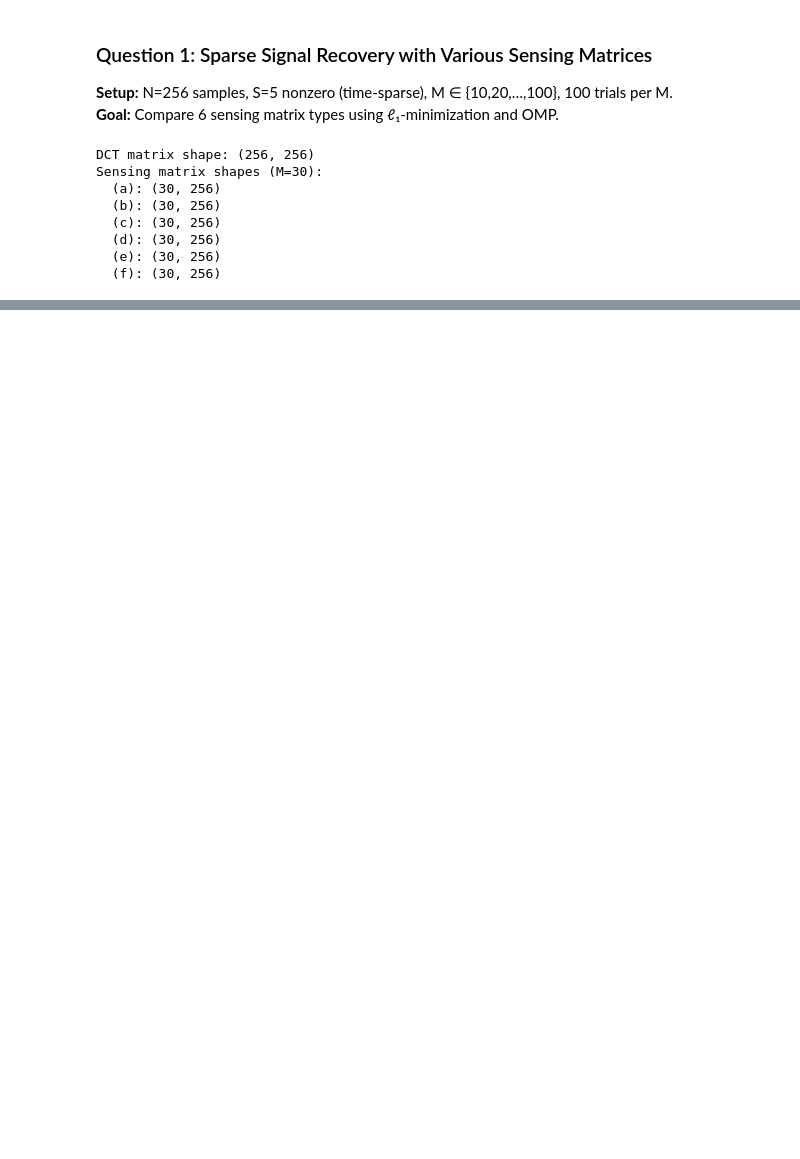
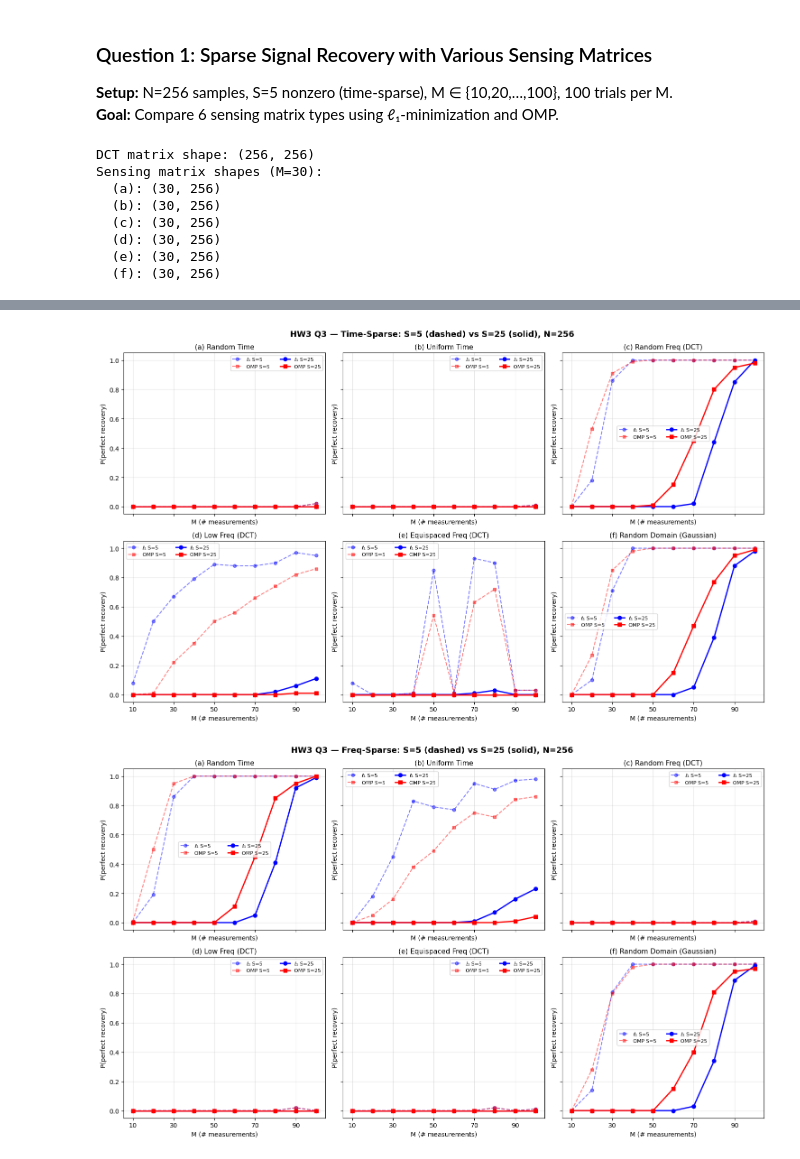
Before and after one commit to mattzuha/Compressed-Learning, a Jupyter notebook: HW3_Minh.ipynb, the cells around one changed output, grey strips where cells are left out. Cells and saved outputs as stored; diff of their text form; code cells hidden in the pictures; blank space fills up the shorter version.

```diff
--- a/HW3_Minh.ipynb
+++ b/HW3_Minh.ipynb
@@ -218,0 +426,52 @@ For the two best matrices **(c) and (f)**: **M ≈ 40** measurements (~8S) gives
+# %%
+fig, axes = plt.subplots(2, 3, figsize=(15, 9), sharex=True, sharey=True)
+axes = axes.flatten()
+
+for i, (mt, label) in enumerate(matrix_info.items()):
+    ax = axes[i]
+    # S=5 (dashed, lighter)
+    ax.plot(Ms, results[mt]['l1'],         'b--o', lw=1.5, ms=5, alpha=0.5, label='ℓ₁ S=5')
+    ax.plot(Ms, results[mt]['omp'],        'r--s', lw=1.5, ms=5, alpha=0.5, label='OMP S=5')
+    # S=25 (solid, full colour)
+    ax.plot(Ms, results_q3_time[mt]['l1'], 'b-o',  lw=2,   ms=6,            label='ℓ₁ S=25')
+    ax.plot(Ms, results_q3_time[mt]['omp'],'r-s',  lw=2,   ms=6,            label='OMP S=25')
+    ax.set_title(label, fontsize=11)
+    ax.set_xlabel('M (# measurements)')
+    ax.set_ylabel('P(perfect recovery)')
+    ax.legend(fontsize=8, ncol=2)
+    ax.grid(True, alpha=0.3)
+    ax.set_ylim(-0.05, 1.05)
+    ax.set_xticks(Ms[::2])
+
+plt.suptitle('HW3 Q3 — Time-Sparse: S=5 (dashed) vs S=25 (solid), N=256',
+             fontsize=13, fontweight='bold')
+plt.tight_layout()
+plt.savefig('hw3_q3_time_sparse_comparison.png', dpi=150, bbox_inches='tight')
+plt.show()
+
+# ── Same comparison for frequency-sparse ──────────────────────────────────────
+fig, axes = plt.subplots(2, 3, figsize=(15, 9), sharex=True, sharey=True)
+axes = axes.flatten()
+
+for i, (mt, label) in enumerate(matrix_info.items()):
+    ax = axes[i]
+    ax.plot(Ms, results_q2[mt]['l1'],         'b--o', lw=1.5, ms=5, alpha=0.5, label='ℓ₁ S=5')
+    ax.plot(Ms, results_q2[mt]['omp'],         'r--s', lw=1.5, ms=5, alpha=0.5, label='OMP S=5')
+    ax.plot(Ms, results_q3_freq[mt]['l1'],    'b-o',  lw=2,   ms=6,            label='ℓ₁ S=25')
+    ax.plot(Ms, results_q3_freq[mt]['omp'],   'r-s',  lw=2,   ms=6,            label='OMP S=25')
+    ax.set_title(label, fontsize=11)
+    ax.set_xlabel('M (# measurements)')
+    ax.set_ylabel('P(perfect recovery)')
+    ax.legend(fontsize=8, ncol=2)
+    ax.grid(True, alpha=0.3)
+    ax.set_ylim(-0.05, 1.05)
+    ax.set_xticks(Ms[::2])
+
+plt.suptitle('HW3 Q3 — Freq-Sparse: S=5 (dashed) vs S=25 (solid), N=256',
+             fontsize=13, fontweight='bold')
+plt.tight_layout()
+plt.savefig('hw3_q3_freq_sparse_comparison.png', dpi=150, bbox_inches='tight')
+plt.show()
+# %% [output]
+[figure, added]
+[figure, added]
```
Also changed, not shown: parts of 15 cells of this notebook, 4 other files.
